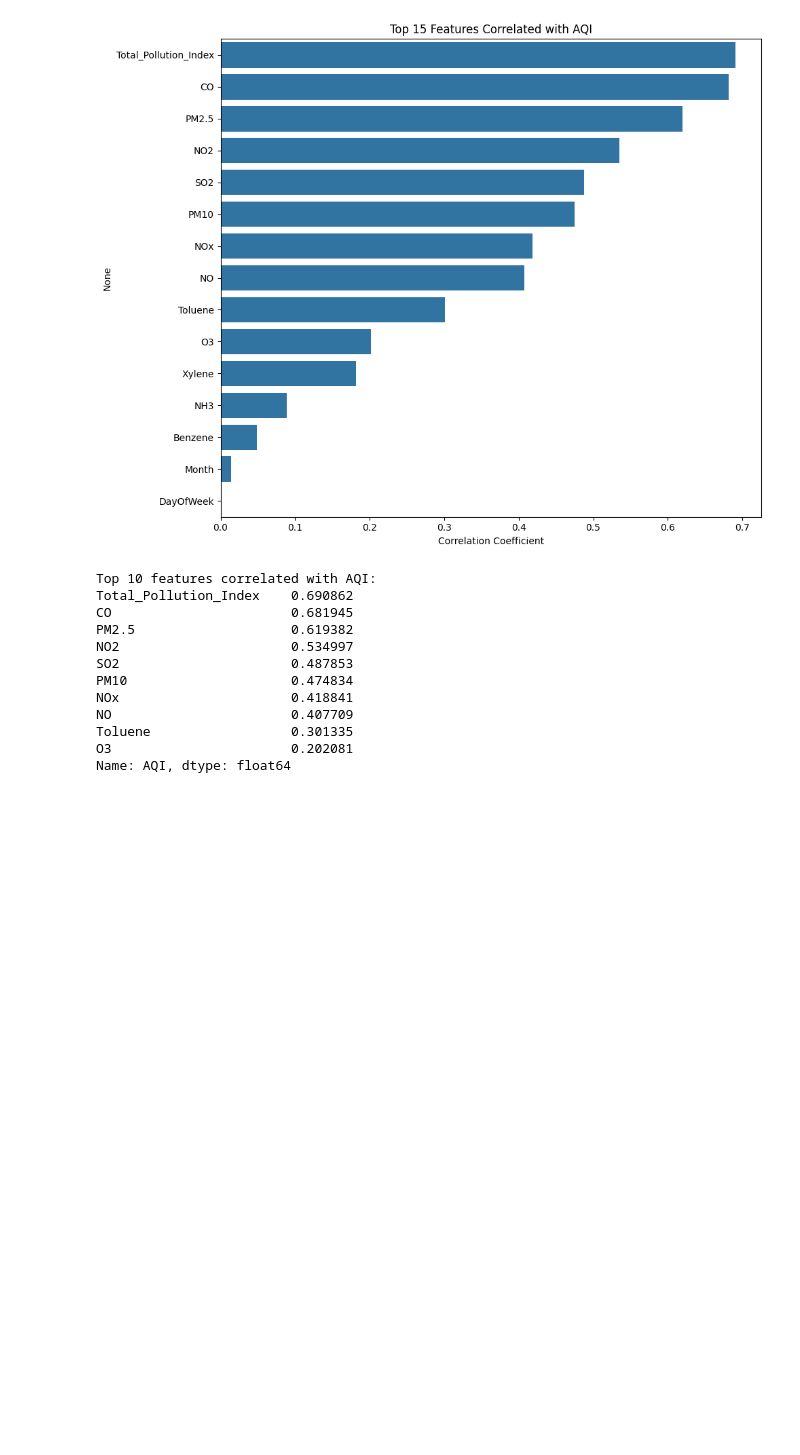
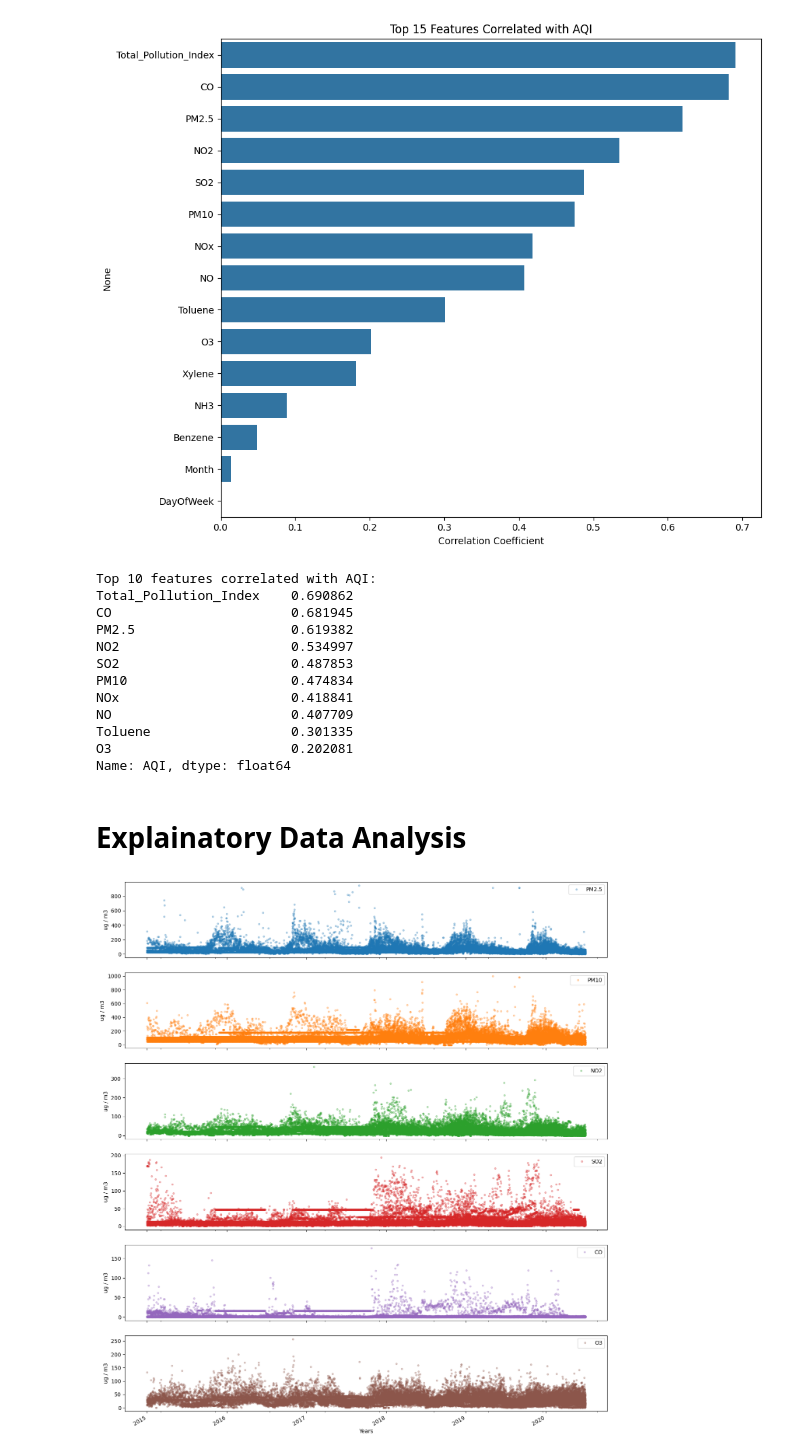
Before and after one commit to nidarshan98/air-quality-prediction-system, a Jupyter notebook: air_quality_analysis.ipynb, the cells around one changed output. Drawn from its saved outputs; the diff is of its cells as text; code cells hidden in the pictures; blank space fills up the shorter version.

Commit message:
EDA - Plot of variations of key pollutants

```diff
--- a/air_quality_analysis.ipynb
+++ b/air_quality_analysis.ipynb
@@ -273,6 +273,13 @@ combined_data['NOx_Ratio'] = combined_data['NO2'] / combined_data['NOx']
 combined_data['Total_Pollution_Index'] = (
     combined_data['PM2.5'] + combined_data['PM10'] + combined_data['NO2'] + combined_data['SO2']
 )
+
+# Handle infinite values created by division
+# Replace inf with NaN and then impute with the median of the column
+for col in ['PM_Ratio', 'NOx_Ratio']:
+    if col in combined_data.columns:
+        combined_data[col] = combined_data[col].replace([np.inf, -np.inf], np.nan)
+        combined_data[col] = combined_data[col].fillna(combined_data[col].median())
 # %%
 combined_data.head()
 # %% [output]
@@ -312,3 +319,15 @@ NO                       0.407709
 Toluene                  0.301335
 O3                       0.202081
 Name: AQI, dtype: float64
+# %% [markdown]
+# Explainatory Data Analysis
+# %%
+# Plot of variations of key pollutants
+pollutants = ['PM2.5', 'PM10', 'NO2', 'SO2', 'CO', 'O3']
+combined_data.set_index('Date',inplace=True)
+axes = combined_data[pollutants].plot(marker='.', alpha=0.3, linestyle='None', figsize=(16, 20), subplots=True)
+for ax in axes:
+    ax.set_xlabel('Years')
+    ax.set_ylabel('ug / m3')
+# %% [output]
+[figure, added]
```
Also changed, not shown: parts of 1 cell of this notebook.
